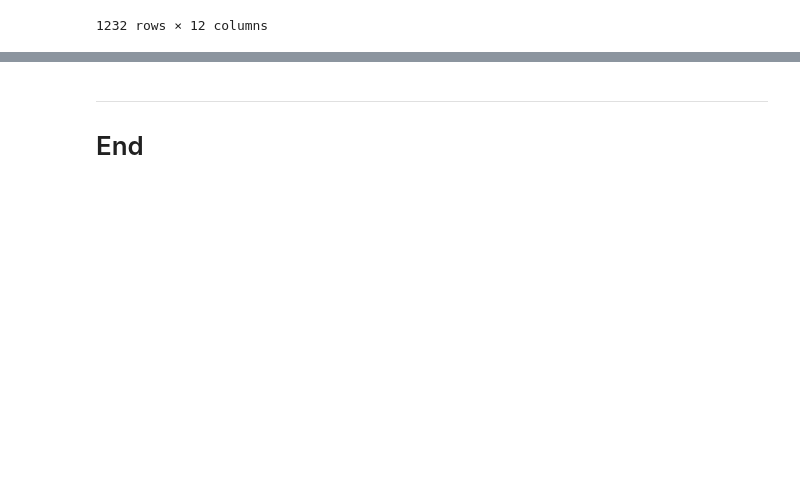
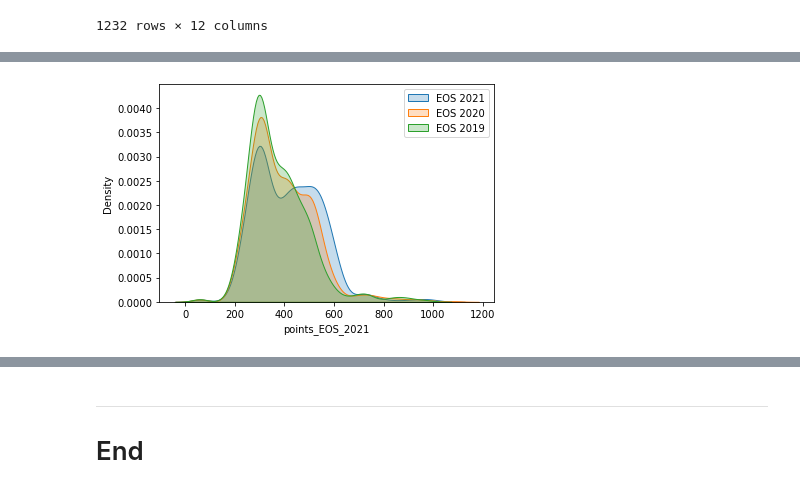
Before and after one commit to ShanePAustin/fundamentals-of-data-analysis, a Jupyter notebook: cao.ipynb, the cells around one changed output, grey strips where cells are left out. Cells and saved outputs as stored; diff of their text form; code cells hidden in the pictures; blank space fills up the shorter version.

```diff
--- a/cao.ipynb
+++ b/cao.ipynb
@@ -743,0 +783,8 @@ plt.show()
+# %%
+sns.kdeplot(caoPoints['points_EOS_2021'], label='EOS 2021',shade=True)
+sns.kdeplot(caoPoints['points_EOS_2020'], label='EOS 2020',shade=True)
+sns.kdeplot(caoPoints['points_EOS_2019'], label='EOS 2019',shade=True)
+plt.legend()
+plt.show()
+# %% [output]
+[figure, added]
```
Also changed, not shown: parts of 11 cells of this notebook, 8 other files.
